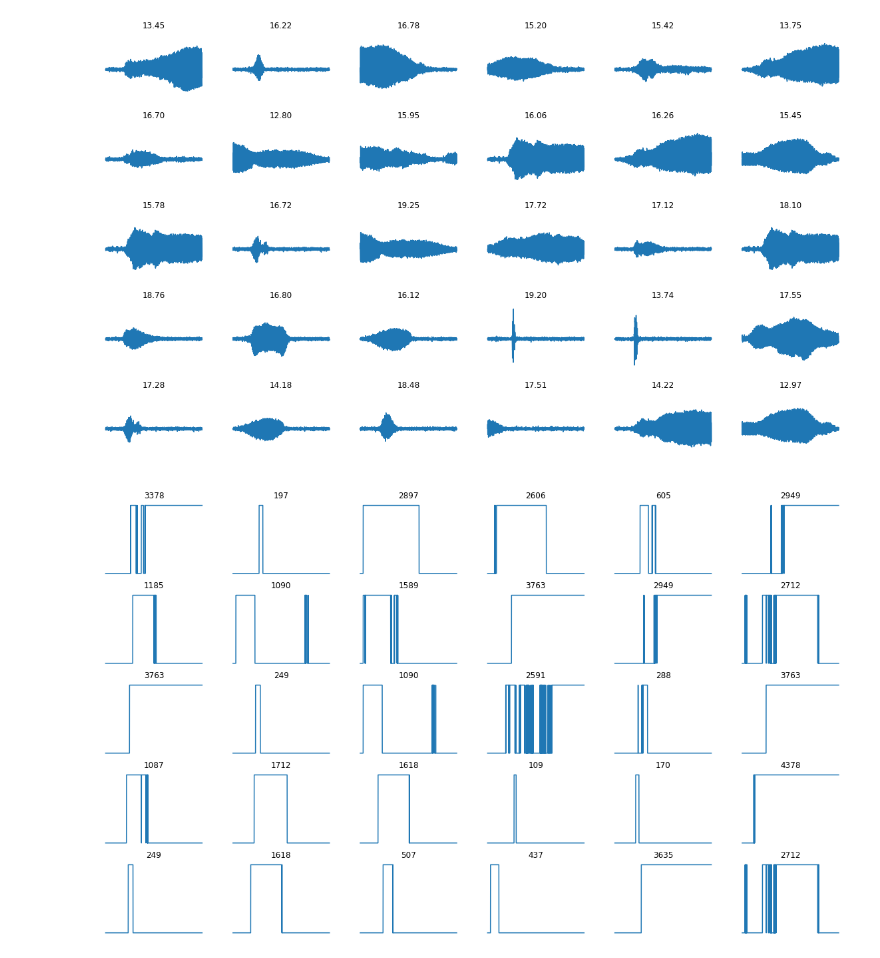
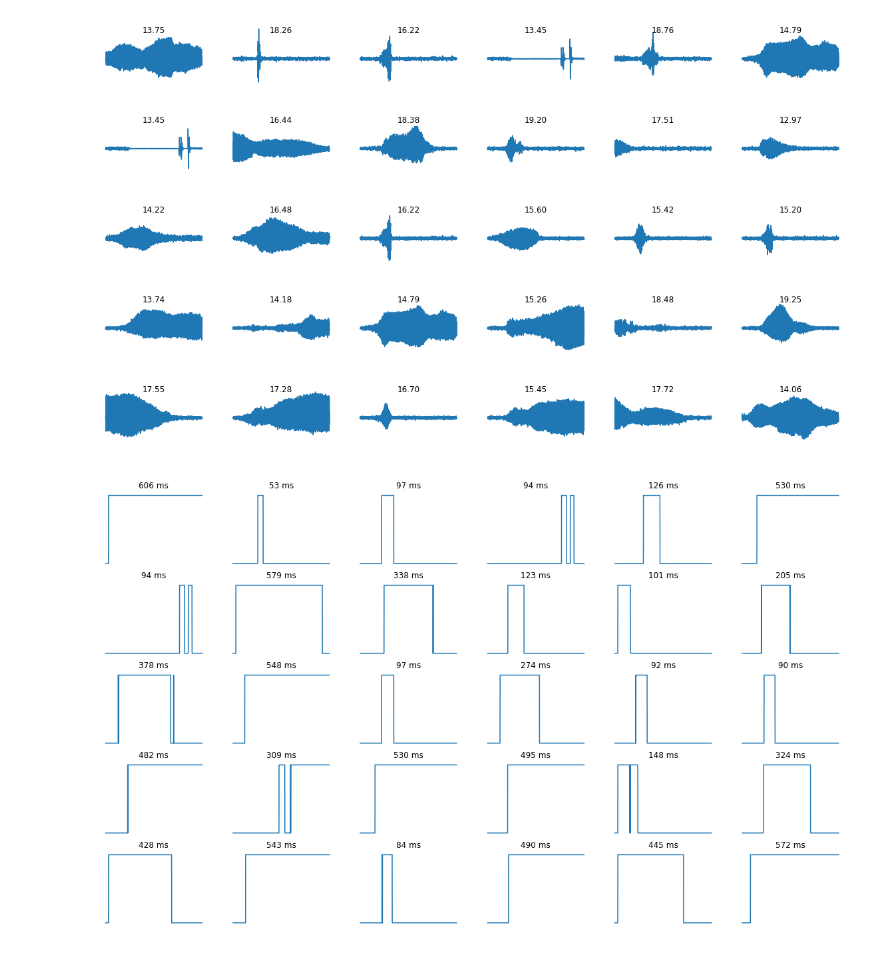
Before and after one commit to kalfasyan/wbai, a Jupyter notebook: Twin_cages.ipynb, the cells around one changed output. Cells and saved outputs as stored; diff of their text form; code cells hidden in the pictures.

Commit message:
added functions for mean wb duration and mean psd for datasets

```diff
--- a/Twin_cages.ipynb
+++ b/Twin_cages.ipynb
@@ -60,0 +50,12 @@ No custom label applied.
+# %%
+rands = np.random.randint(0,len(wbdset), len(wbdset))
+
+plt.figure(figsize=(20,12))
+for i in range(30):
+    plt.subplot(5,6,i+1)
+
+    sig = psdset[rands[i]][0][0,:1600]
+    plt.plot(sig.T)
+#     plt.title(f"{psdset.sums[i]:.1f}", y=.6)
+    plt.title(f"{sig.sum():.2f}")
+    plt.axis('off')
@@ -61,24 +64,24 @@ No custom label applied.
 # %%
-rands = np.random.randint(0,len(wbdset), len(wbdset))
-
 plt.figure(figsize=(20,12))
 for i in range(30):
     plt.subplot(5,6,i+1)
     sig = wbdset[rands[i]][0]
     plt.plot(sig.T)
-    plt.title(f"{wbdset.sums[i]:.2f}")#, absum:{sig.abs().sum():.4f}")
+    plt.title(f"{wbdset.sums[rands[i]]:.2f}", y=.8)#, absum:{sig.abs().sum():.4f}")
     plt.axis('off')
     plt.ylim(-.065,.065)
 # %% [output]
-[figure, old version]
+[figure, new version]
 # %%
 plt.figure(figsize=(20,12))
 for i in range(30):
     plt.subplot(5,6,i+1)
     sig = wbdset[rands[i]][0]
-    sig = (pd.Series(sig.squeeze()).abs().rolling(150).median()>0.005).astype(int)
+    sig = pd.Series(sig.squeeze())
+    sig = sig.abs().rolling(150).mean()
+    sig = (sig>0.0025).astype(int)
     sig.plot()
-    plt.title(sig.sum())
+    plt.title(f"{wingbeat_duration(sig):.0f} ms")
     plt.axis('off')
 # %% [output]
-[figure, old version]
+[figure, new version]
```
Also changed, not shown: parts of 13 cells of this notebook, 2 other files.
